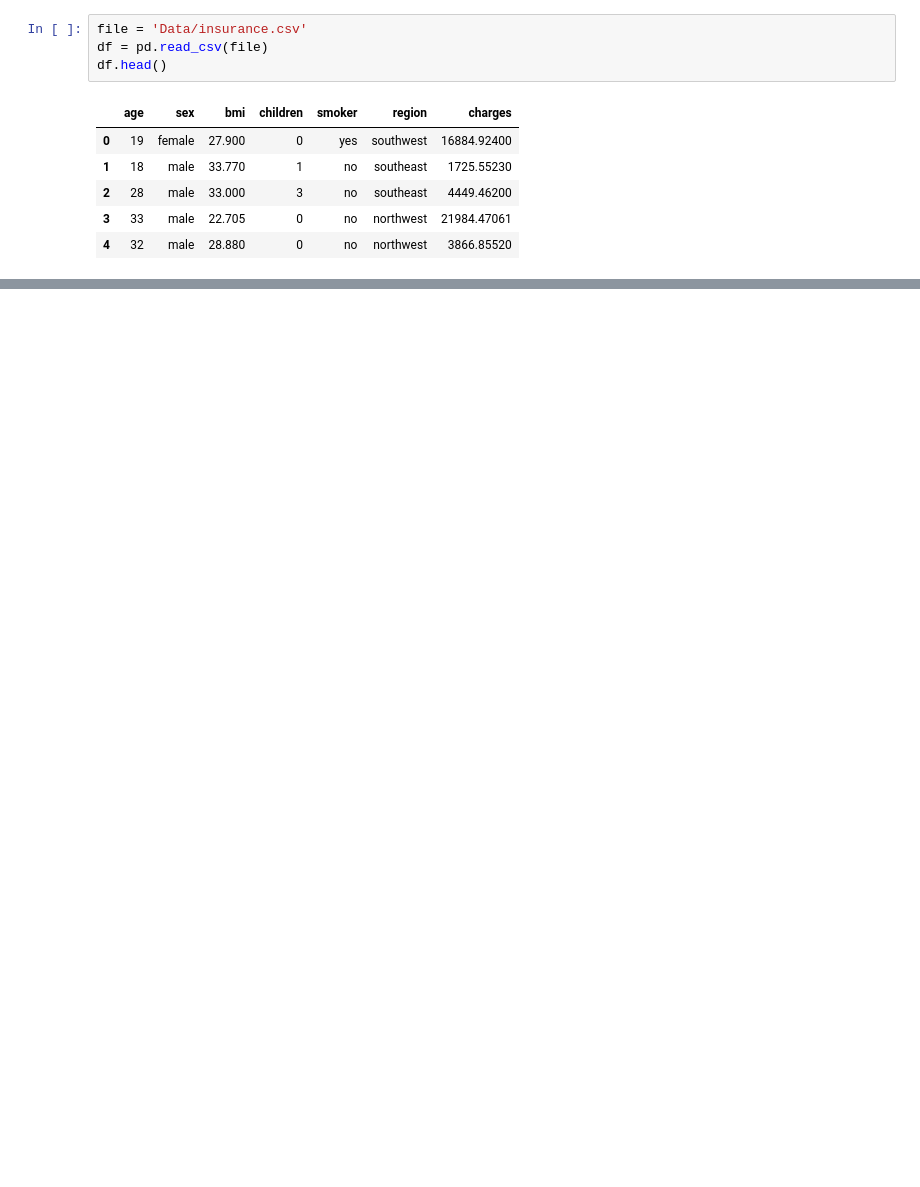
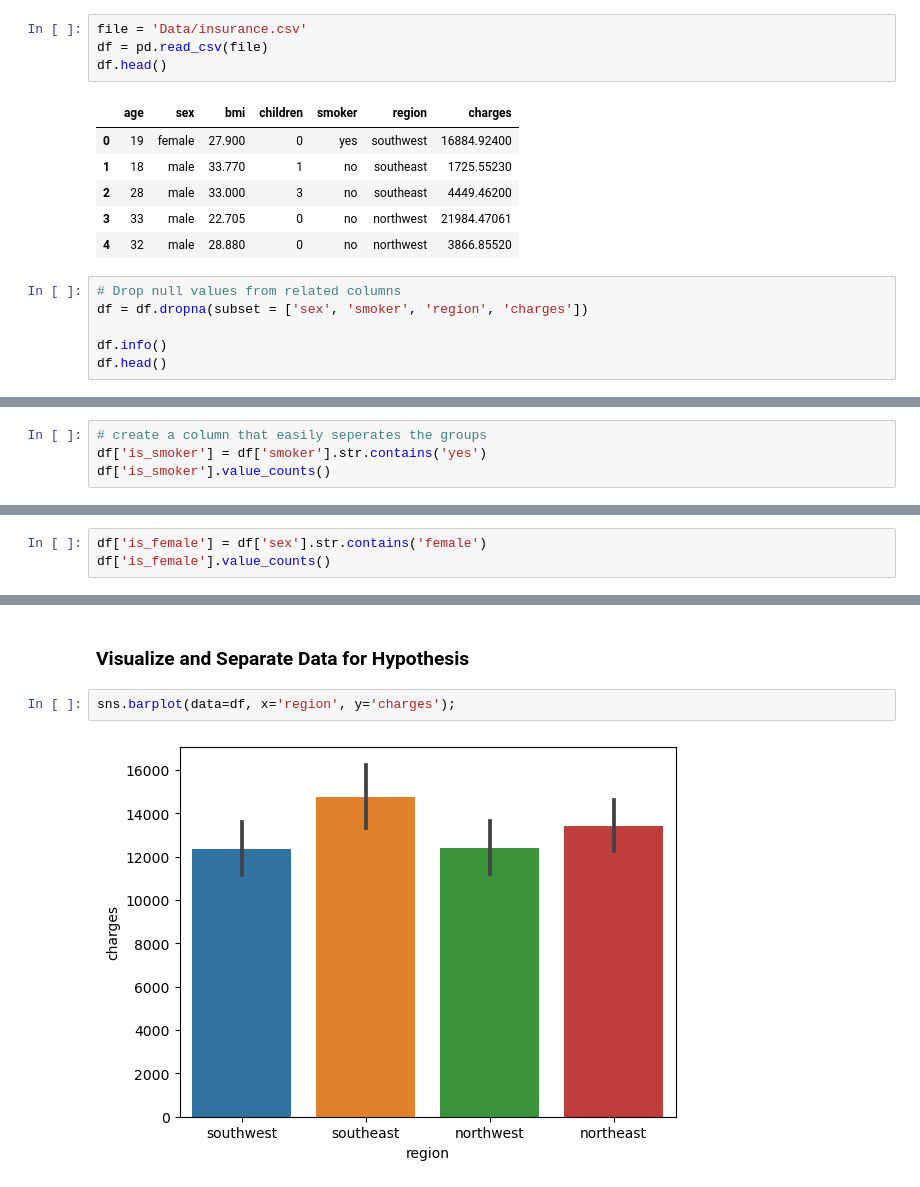
Before and after one commit to jamesbelk0/Insurance_Data, a Jupyter notebook: Insurance Data.ipynb, the cells around one changed output, grey strips where cells are left out. Drawn from its saved outputs; the diff is of its cells as text; blank space fills up the shorter version.

```diff
--- a/Insurance Data.ipynb
+++ b/Insurance Data.ipynb
@@ -24,3 +24,9 @@ df.head()
 | 2 | 28 | male | 33.000 | 3 | no | southeast | 4449.46200 |
 | 3 | 33 | male | 22.705 | 0 | no | northwest | 21984.47061 |
 | 4 | 32 | male | 28.880 | 0 | no | northwest | 3866.85520 |
+# %%
+# Drop null values from related columns
+df = df.dropna(subset = ['sex', 'smoker', 'region', 'charges'])
+
+df.info()
+df.head()
@@ -28,0 +91,4 @@ df.head()
+# %%
+# create a column that easily seperates the groups
+df['is_smoker'] = df['smoker'].str.contains('yes')
+df['is_smoker'].value_counts()
@@ -30,0 +293,3 @@ df.head()
+# %%
+df['is_female'] = df['sex'].str.contains('female')
+df['is_female'].value_counts()
@@ -32,0 +479,6 @@ df.head()
+# %% [markdown]
+### Visualize and Separate Data for Hypothesis
+# %%
+sns.barplot(data=df, x='region', y='charges');
+# %% [output]
+[figure, added]
```
Also changed, not shown: parts of 84 cells of this notebook.
